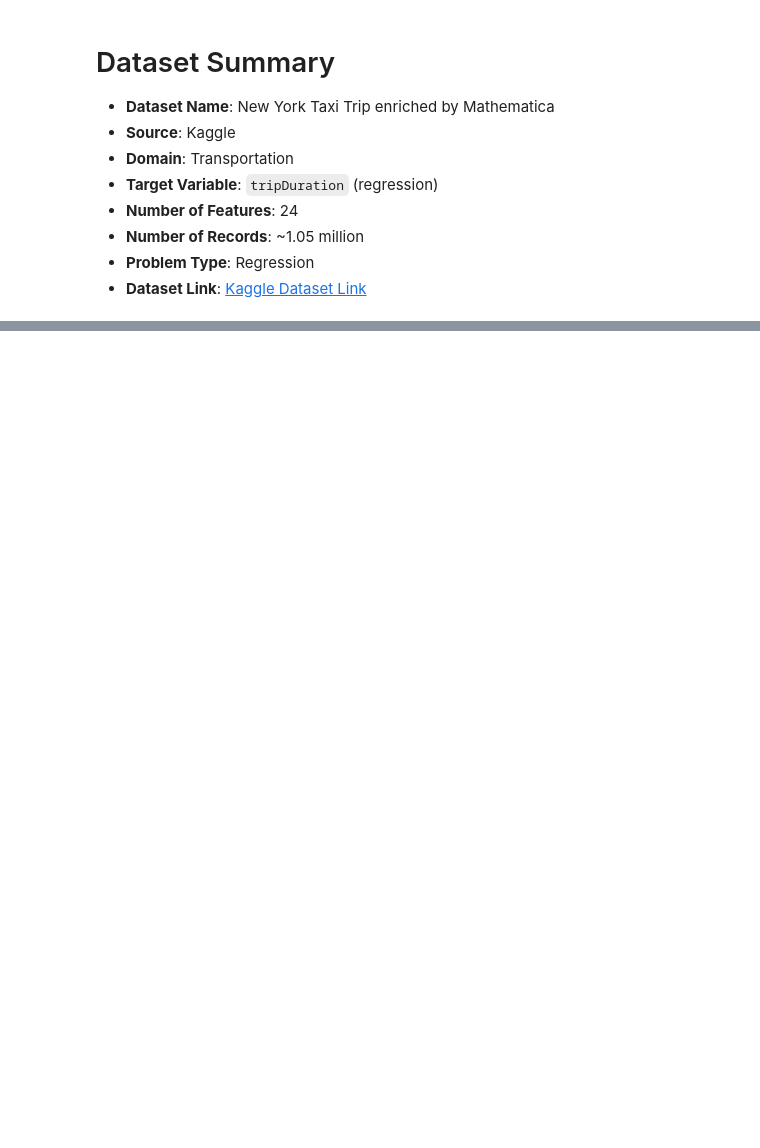
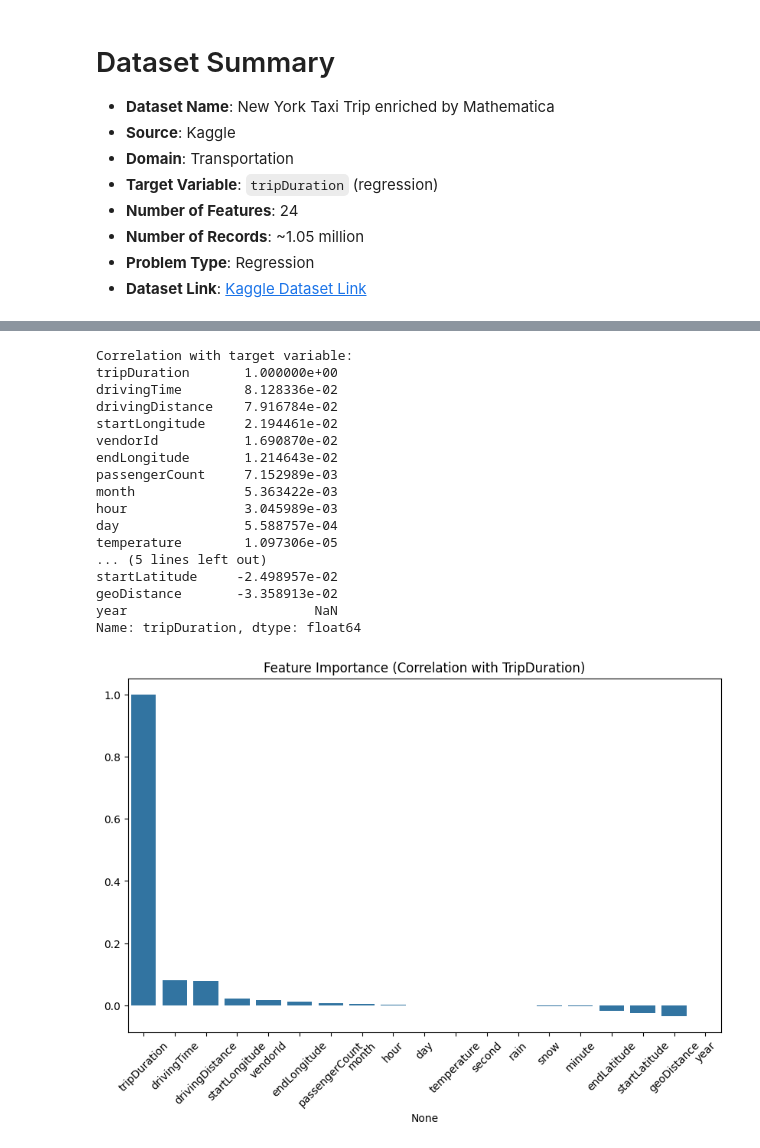
Before and after one commit to kainat5008/ML-Assignment-01, a Jupyter notebook: Assignment1.ipynb, the cells around one changed output, grey strips where cells are left out. Cells and saved outputs as stored; diff of their text form; code cells hidden in the pictures; blank space fills up the shorter version.

```diff
--- a/Assignment1.ipynb
+++ b/Assignment1.ipynb
@@ -116,12 +215,31 @@ for feature in numeric_features:
 # %%
 # Correlation with target variable
 correlation_with_target = df[numeric_features].corr()[target_variable].sort_values(ascending=False)
 print("Correlation with target variable:")
 print(correlation_with_target)
 
 # Visualize feature importance
 plt.figure(figsize=(10, 6))
 sns.barplot(x=correlation_with_target.index, y=correlation_with_target.values)
-plt.title("Feature Importance (Correlation with Target)")
+plt.title("Feature Importance (Correlation with TripDuration)")
 plt.xticks(rotation=45)
 plt.show()
+# %% [output]
+Correlation with target variable:
+tripDuration       1.000000e+00
+drivingTime        8.128336e-02
+drivingDistance    7.916784e-02
+startLongitude     2.194461e-02
+vendorId           1.690870e-02
+endLongitude       1.214643e-02
+passengerCount     7.152989e-03
+month              5.363422e-03
+hour               3.045989e-03
+day                5.588757e-04
+temperature        1.097306e-05
+... (5 lines left out)
+startLatitude     -2.498957e-02
+geoDistance       -3.358913e-02
+year                        NaN
+Name: tripDuration, dtype: float64
+[figure, added]
```
Also changed, not shown: parts of 10 cells of this notebook.
